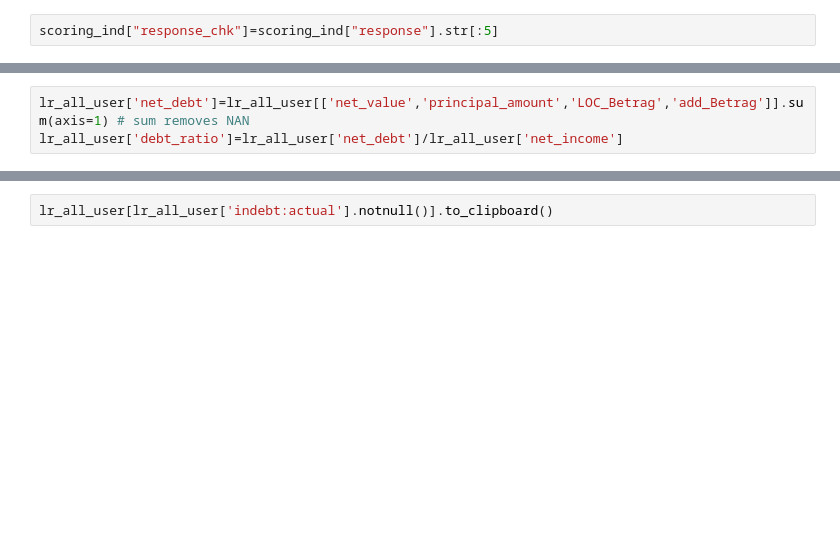
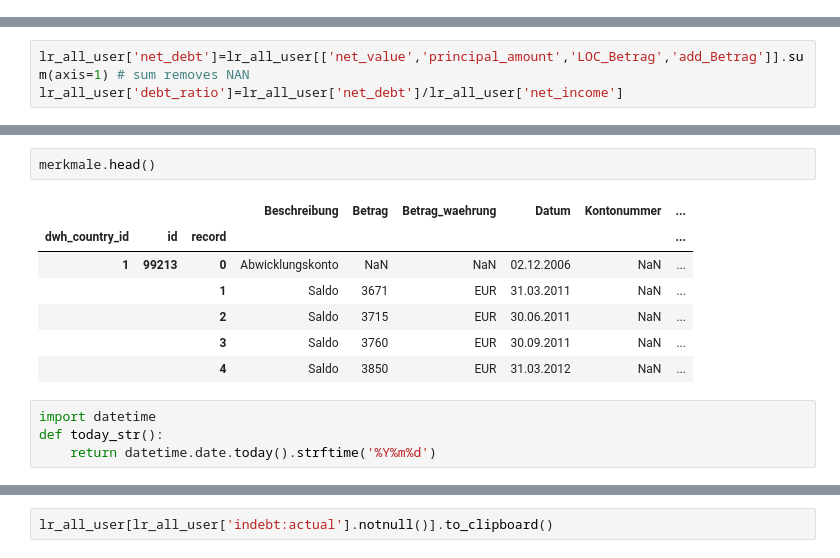
Before and after one commit to seanv507/lendico, a Jupyter notebook: Projects/Indebtedness/src/indebtedness.ipynb, the cells around one changed output, grey strips where cells are left out. Saved outputs shown, nothing was run; the diff lists cells and outputs as text; blank space fills up the shorter version.

```diff
--- a/Projects/Indebtedness/src/indebtedness.ipynb
+++ b/Projects/Indebtedness/src/indebtedness.ipynb
@@ -125,5 +80,3 @@ Name: score, dtype: object
-# %%
-scoring_ind["response_chk"]=scoring_ind["response"].str[:5]
 # %%
 scoring_ind["response"][(scoring_ind["response_chk"]=='s:17:')].head()
 # %% [output]
@@ -547,0 +528,14 @@ lr_all_user['debt_ratio']=lr_all_user['net_debt']/lr_all_user['net_income']
+# %%
+merkmale.head()
+# %% [output]
+|  |  |  | Beschreibung | Betrag | Betrag_waehrung | Datum | Kontonummer | ... |
+| dwh_country_id | id | record |  |  |  |  |  | ... |
+| 1 | 99213 | 0 | Abwicklungskonto | NaN | NaN | 02.12.2006 | NaN | ... |
+|  |  | 1 | Saldo | 3671 | EUR | 31.03.2011 | NaN | ... |
+|  |  | 2 | Saldo | 3715 | EUR | 30.06.2011 | NaN | ... |
+|  |  | 3 | Saldo | 3760 | EUR | 30.09.2011 | NaN | ... |
+|  |  | 4 | Saldo | 3850 | EUR | 31.03.2012 | NaN | ... |
+# %%
+import datetime
+def today_str():
+    return datetime.date.today().strftime('%Y%m%d')
```
Also changed, not shown: parts of 22 cells of this notebook.
